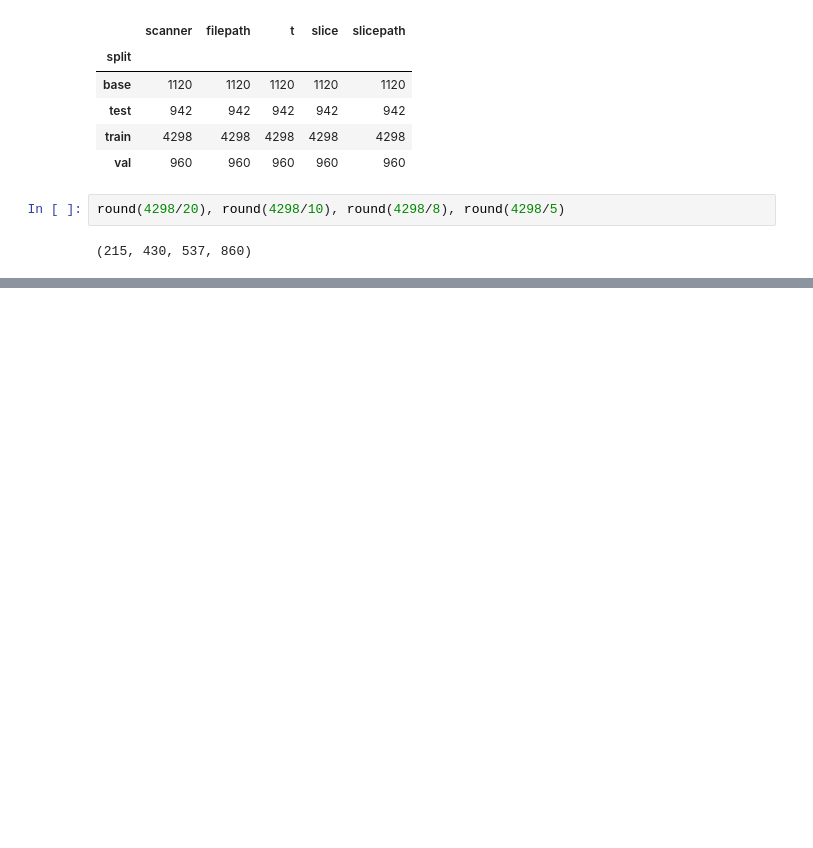
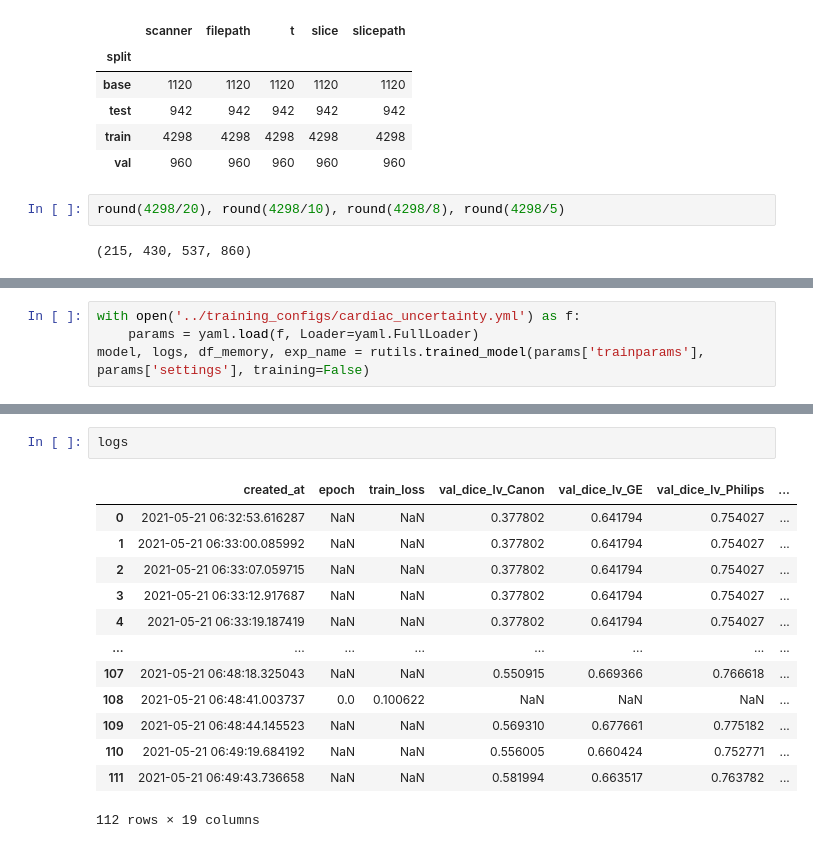
Before and after one commit to cirmuw/casa, a Jupyter notebook: evaluation/cardiac_evaluation.ipynb, the cells around one changed output, grey strips where cells are left out. Drawn from its saved outputs; the diff is of its cells as text; blank space fills up the shorter version.

```diff
--- a/evaluation/cardiac_evaluation.ipynb
+++ b/evaluation/cardiac_evaluation.ipynb
@@ -97,0 +152,4 @@ round(4298/20), round(4298/10), round(4298/8), round(4298/5)
+# %%
+with open('../training_configs/cardiac_uncertainty.yml') as f:
+    params = yaml.load(f, Loader=yaml.FullLoader)
+model, logs, df_memory, exp_name = rutils.trained_model(params['trainparams'], params['settings'], training=False)
@@ -97,0 +169,16 @@ round(4298/20), round(4298/10), round(4298/8), round(4298/5)
+# %%
+logs
+# %% [output]
+|  | created_at | epoch | train_loss | val_dice_lv_Canon | val_dice_lv_GE | val_dice_lv_Philips | ... |
+| 0 | 2021-05-21 06:32:53.616287 | NaN | NaN | 0.377802 | 0.641794 | 0.754027 | ... |
+| 1 | 2021-05-21 06:33:00.085992 | NaN | NaN | 0.377802 | 0.641794 | 0.754027 | ... |
+| 2 | 2021-05-21 06:33:07.059715 | NaN | NaN | 0.377802 | 0.641794 | 0.754027 | ... |
+| 3 | 2021-05-21 06:33:12.917687 | NaN | NaN | 0.377802 | 0.641794 | 0.754027 | ... |
+| 4 | 2021-05-21 06:33:19.187419 | NaN | NaN | 0.377802 | 0.641794 | 0.754027 | ... |
+| ... | ... | ... | ... | ... | ... | ... | ... |
+| 107 | 2021-05-21 06:48:18.325043 | NaN | NaN | 0.550915 | 0.669366 | 0.766618 | ... |
+| 108 | 2021-05-21 06:48:41.003737 | 0.0 | 0.100622 | NaN | NaN | NaN | ... |
+| 109 | 2021-05-21 06:48:44.145523 | NaN | NaN | 0.569310 | 0.677661 | 0.775182 | ... |
+| 110 | 2021-05-21 06:49:19.684192 | NaN | NaN | 0.556005 | 0.660424 | 0.752771 | ... |
+| 111 | 2021-05-21 06:49:43.736658 | NaN | NaN | 0.581994 | 0.663517 | 0.763782 | ... |
+112 rows × 19 columns
```
Also changed, not shown: parts of 7 cells of this notebook, 15 other files.
